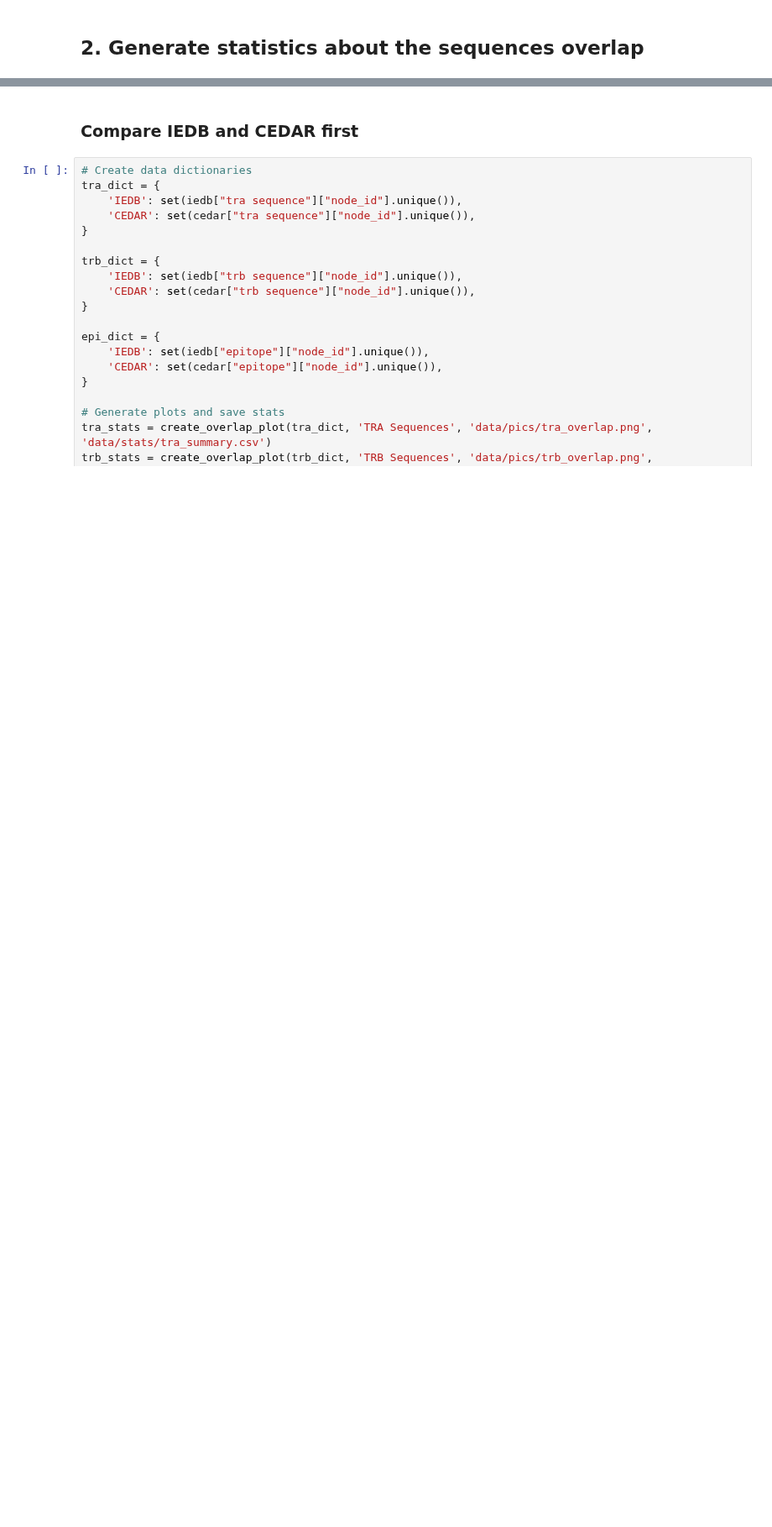
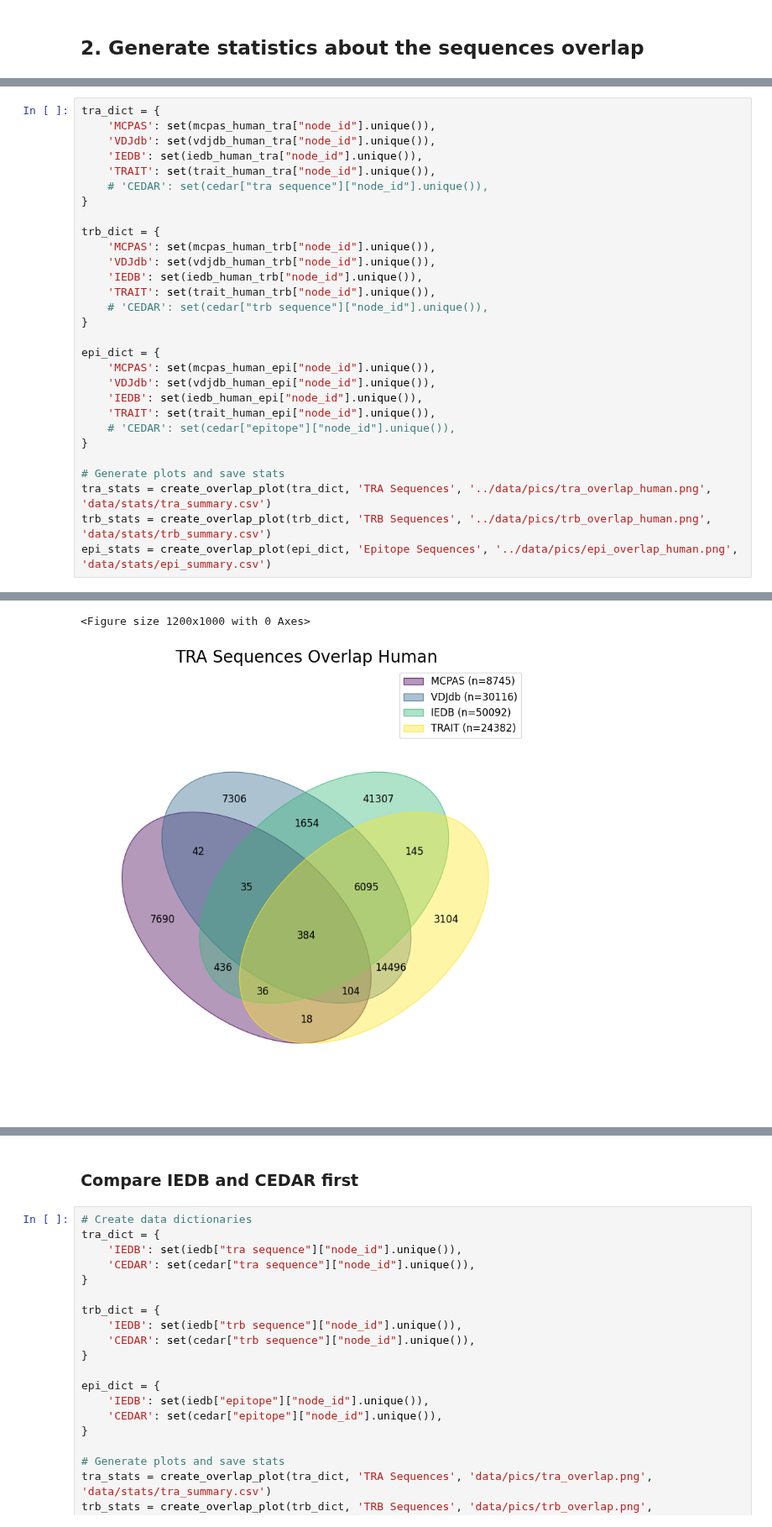
Before and after one commit to biocypher/iggytop, a Jupyter notebook: notebooks/2_statistics_dbs.ipynb, the cells around one changed output, grey strips where cells are left out. Shown at 84% size. Saved outputs shown, nothing was run; the diff lists cells and outputs as text; blank space fills up the shorter version.

```diff
--- a/notebooks/2_statistics_dbs.ipynb
+++ b/notebooks/2_statistics_dbs.ipynb
@@ -235,0 +287,30 @@ def create_overlap_plot(data_dict, title, save_path, stats_save_path):
+# %%
+tra_dict = {
+    'MCPAS': set(mcpas_human_tra["node_id"].unique()),
+    'VDJdb': set(vdjdb_human_tra["node_id"].unique()),
+    'IEDB': set(iedb_human_tra["node_id"].unique()),
+    'TRAIT': set(trait_human_tra["node_id"].unique()),
+    # 'CEDAR': set(cedar["tra sequence"]["node_id"].unique()),
+}
+
+trb_dict = {
+    'MCPAS': set(mcpas_human_trb["node_id"].unique()),
+    'VDJdb': set(vdjdb_human_trb["node_id"].unique()),
+    'IEDB': set(iedb_human_trb["node_id"].unique()),
+    'TRAIT': set(trait_human_trb["node_id"].unique()),
+    # 'CEDAR': set(cedar["trb sequence"]["node_id"].unique()),
+}
+
+epi_dict = {
+    'MCPAS': set(mcpas_human_epi["node_id"].unique()),
+    'VDJdb': set(vdjdb_human_epi["node_id"].unique()),
+    'IEDB': set(iedb_human_epi["node_id"].unique()),
+    'TRAIT': set(trait_human_epi["node_id"].unique()),
+    # 'CEDAR': set(cedar["epitope"]["node_id"].unique()),
+}
+
+# Generate plots and save stats
+tra_stats = create_overlap_plot(tra_dict, 'TRA Sequences', '../data/pics/tra_overlap_human.png', 'data/stats/tra_summary.csv')
+trb_stats = create_overlap_plot(trb_dict, 'TRB Sequences', '../data/pics/trb_overlap_human.png', 'data/stats/trb_summary.csv')
+epi_stats = create_overlap_plot(epi_dict, 'Epitope Sequences', '../data/pics/epi_overlap_human.png', 'data/stats/epi_summary.csv')
+# %% [output]
@@ -235,0 +334,2 @@ def create_overlap_plot(data_dict, title, save_path, stats_save_path):
+<Figure size 1200x1000 with 0 Axes>
+[figure, added]
```
Also changed, not shown: parts of 16 cells of this notebook, 8 other files.
